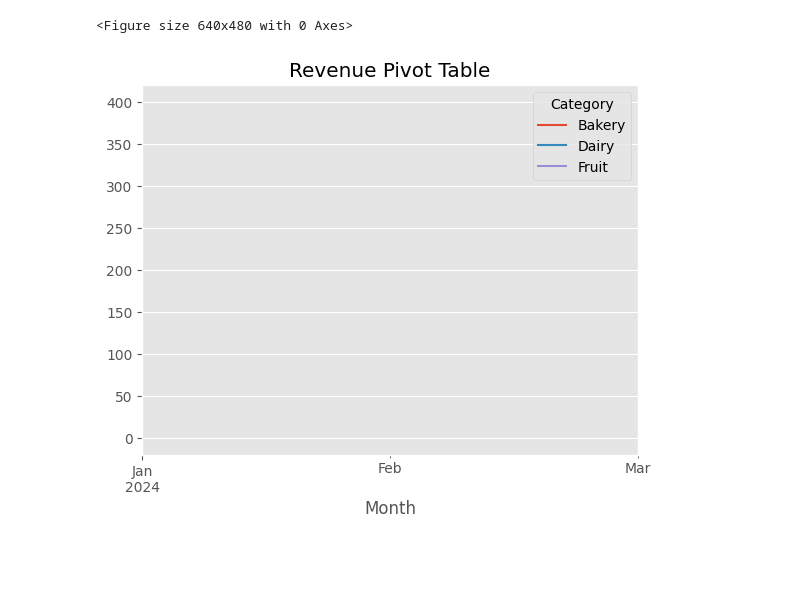
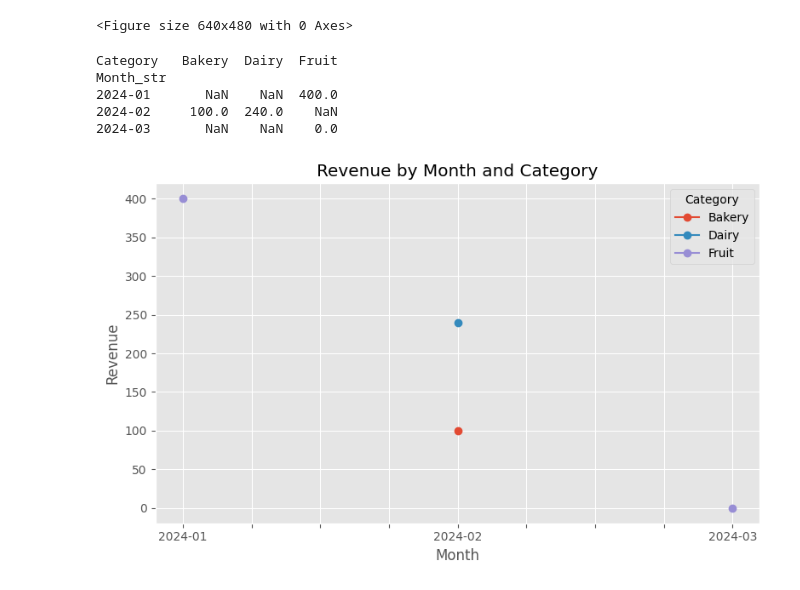
Before and after one commit to shevyakina43/test_task_python, a Jupyter notebook: pandas_matplotlib_practice.ipynb, the cells around one changed output. Drawn from its saved outputs; the diff is of its cells as text; code cells hidden in the pictures; blank space fills up the shorter version.

```diff
--- a/pandas_matplotlib_practice.ipynb
+++ b/pandas_matplotlib_practice.ipynb
@@ -824,16 +826,32 @@ plt.savefig("sales_chart.png", dpi=300)
 <Figure size 640x480 with 0 Axes>
 # %%
 # 70
+import pandas as pd
+import matplotlib.pyplot as plt
+
+df['Month_str'] = df['Month'].astype(str)
+
 pivot = pd.pivot_table(
     df,
     values='Revenue',
-    index='Month',
+    index='Month_str',
     columns='Category',
     aggfunc='sum'
 )
 
-pivot.plot()
-plt.title('Revenue Pivot Table')
+print(pivot)
+
+pivot.plot(figsize=(8, 5), marker='o')
+plt.title('Revenue by Month and Category')
+plt.xlabel('Month')
+plt.ylabel('Revenue')
+plt.grid(True)
+plt.tight_layout()
 plt.show()
 # %% [output]
+Category   Bakery  Dairy  Fruit
+Month_str
+2024-01       NaN    NaN  400.0
+2024-02     100.0  240.0    NaN
+2024-03       NaN    NaN    0.0
-[figure, old version]
+[figure, new version]
```
Also changed, not shown: parts of 6 cells of this notebook.
